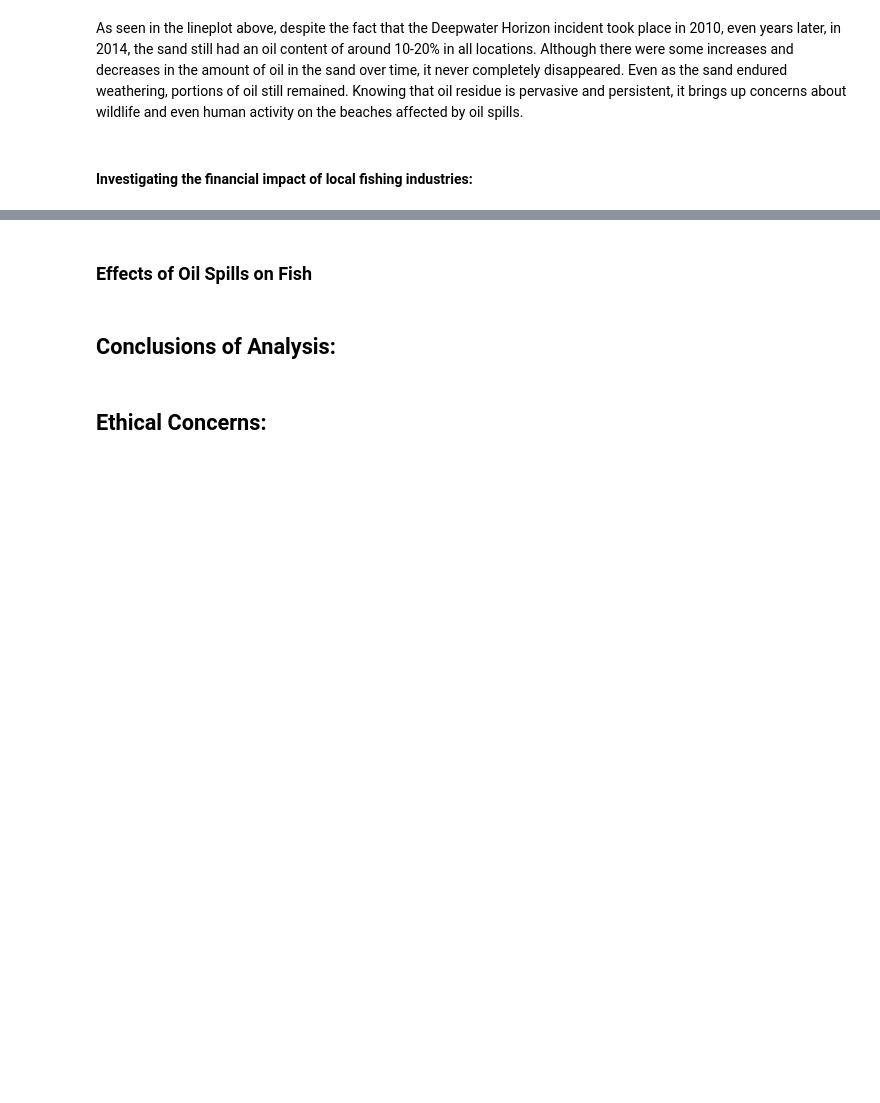
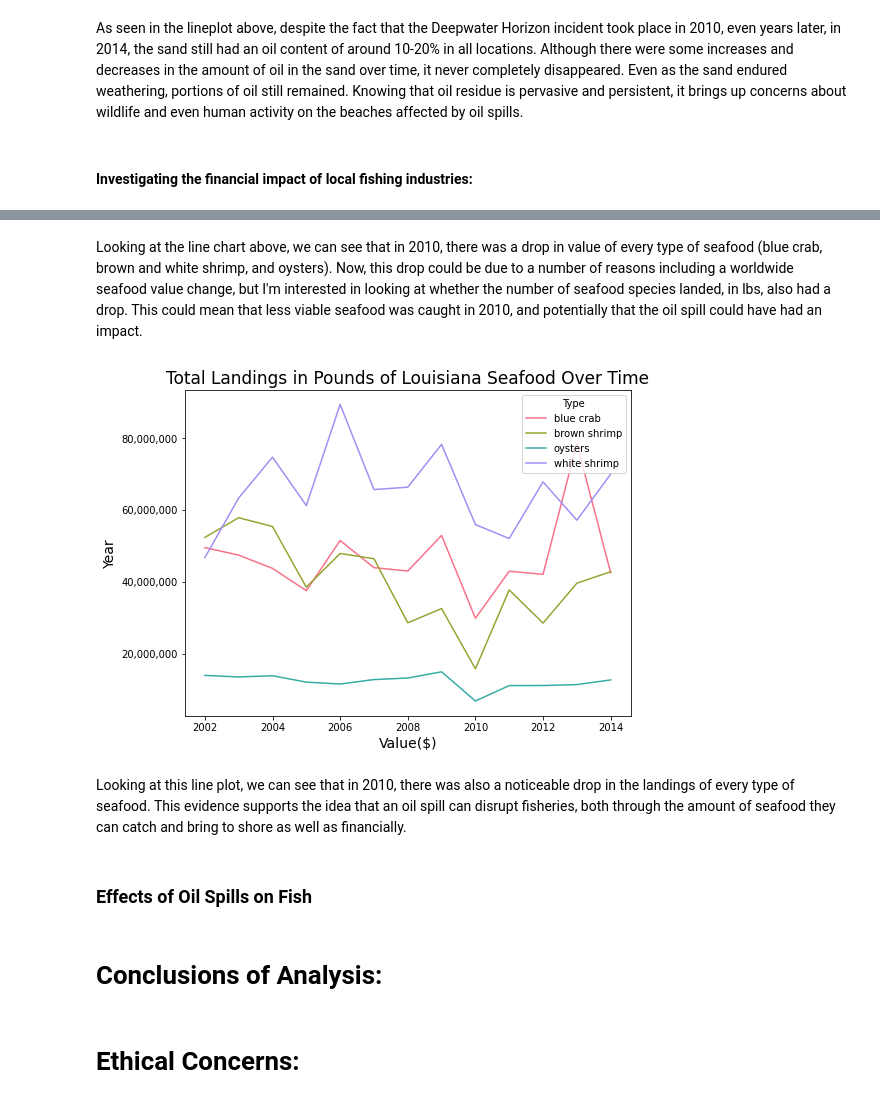
Before and after one commit to gbugieda/final-367-datascience, a Jupyter notebook: Final.ipynb, the cells around one changed output, grey strips where cells are left out. Saved outputs shown, nothing was run; the diff lists cells and outputs as text; code cells hidden in the pictures; blank space fills up the shorter version.

```diff
--- a/Final.ipynb
+++ b/Final.ipynb
@@ -236,6 +242,22 @@ As seen in the lineplot above, despite the fact that the Deepwater Horizon incid
+# %% [markdown]
+Looking at the line chart above, we can see that in 2010, there was a drop in value of every type of seafood (blue crab, brown and white shrimp, and oysters).  Now, this drop could be due to a number of reasons including a worldwide seafood value change, but I'm interested in looking at whether the number of seafood species landed, in lbs, also had a drop.  This could mean that less viable seafood was caught in 2010, and potentially that the oil spill could have had an impact.
+# %%
+landings = la_fisheries.groupby(['Year','Type']).agg({'Value($)':'sum','Landings(lbs)':'sum'})
+
+plt.subplots(figsize=(8,6))
+ax = sns.lineplot(data=landings,x='Year',y='Landings(lbs)',hue='Type',palette="husl")
+plt.title("Total Landings in Pounds of Louisiana Seafood Over Time",fontsize=17)
+plt.xlabel("Value($)",fontsize=14)
+plt.ylabel("Year",fontsize=14)
+ax.get_yaxis().set_major_formatter(matplotlib.ticker.FuncFormatter(lambda x, p: format(int(x), ',')))
+plt.show()
+# %% [output]
+[figure, added]
+# %% [markdown]
+Looking at this line plot, we can see that in 2010, there was also a noticeable drop in the landings of every type of seafood.  This evidence supports the idea that an oil spill can disrupt fisheries, both through the amount of seafood they can catch and bring to shore as well as financially.
 # %% [markdown]
 ### **Effects of Oil Spills on Fish**
 # %% [markdown]
-## **Conclusions of Analysis:**
+# **Conclusions of Analysis:**
 # %% [markdown]
-## **Ethical Concerns:**
+# **Ethical Concerns:**
```
Also changed, not shown: parts of 21 cells of this notebook, 2 other files.
